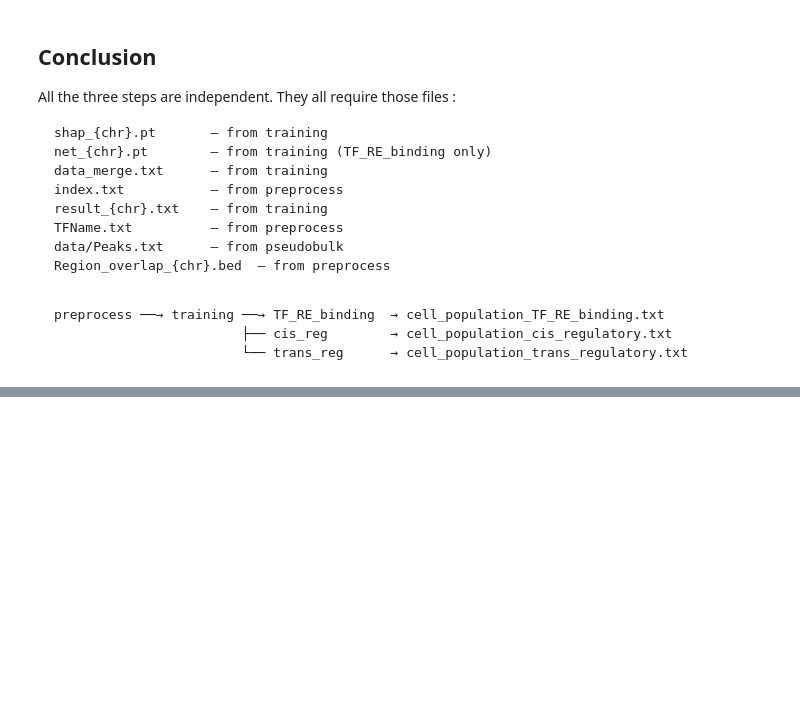
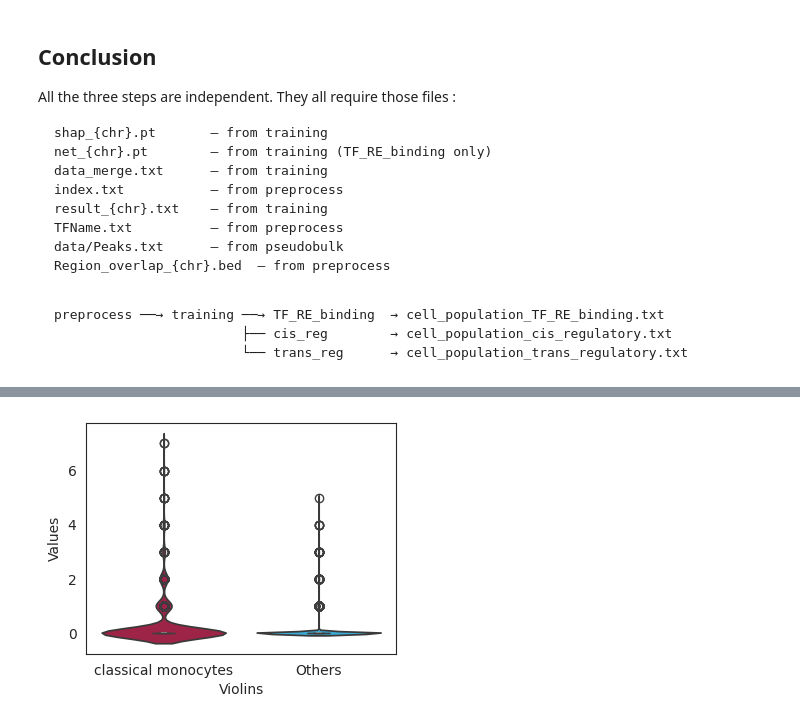
Before and after one commit to emvg/greta, a Jupyter notebook: notes_linger/LingerStepbyStep_LINGER.ipynb, the cells around one changed output, grey strips where cells are left out. Drawn from its saved outputs; the diff is of its cells as text; code cells hidden in the pictures; blank space fills up the shorter version.

```diff
--- a/notes_linger/LingerStepbyStep_LINGER.ipynb
+++ b/notes_linger/LingerStepbyStep_LINGER.ipynb
@@ -994,0 +602,9 @@ preprocess ──→ training ──→ TF_RE_binding  → cell_population_TF_RE
+# %%
+# compare expression instead of activity
+box_comp('MITF', adata_RNA,
+         celltype1='classical monocytes', celltype2='Others',
+         datatype='expression',
+         regulon_score=TF_activity,  # still needed even for expression
+         save=False, outdir=outdir)
+# %% [output]
+[figure, added]
```
Also changed, not shown: parts of 42 cells of this notebook.
